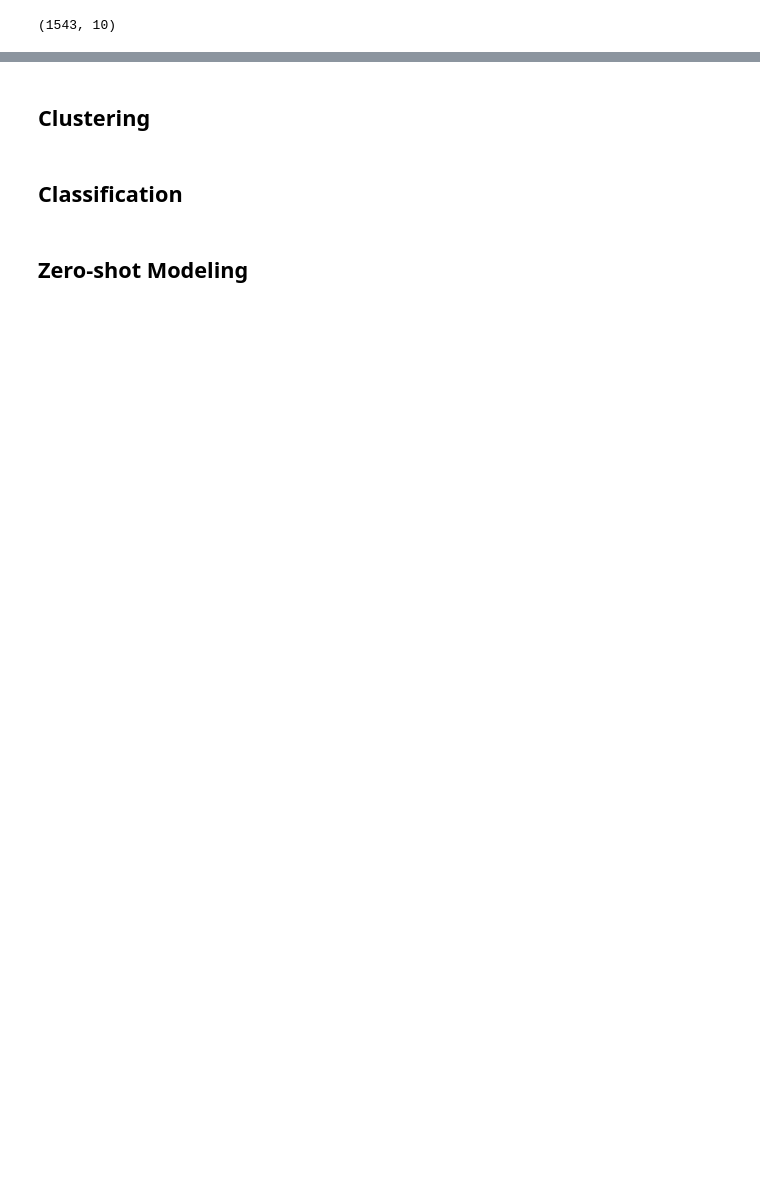
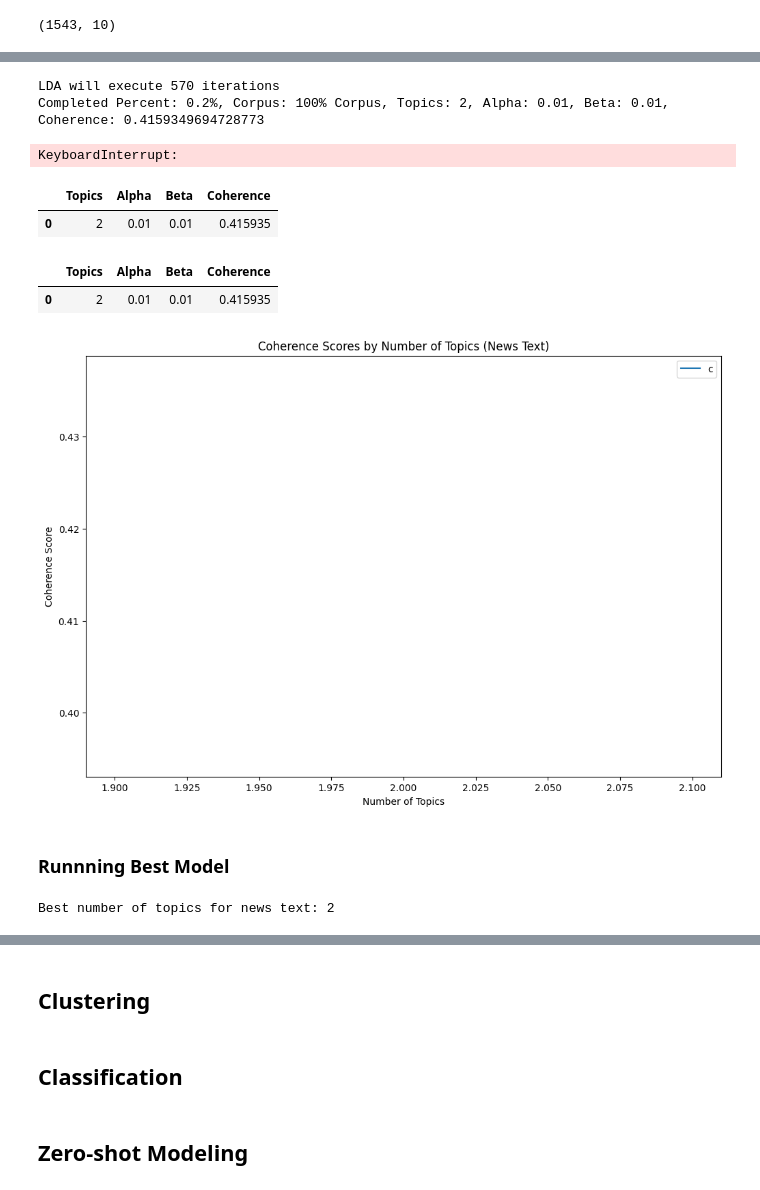
Before and after one commit to slvhuang/Final-Project-NLP, a Jupyter notebook: 3_topic_modelling.ipynb, the cells around one changed output, grey strips where cells are left out. Cells and saved outputs as stored; diff of their text form; code cells hidden in the pictures; blank space fills up the shorter version.

```diff
--- a/3_topic_modelling.ipynb
+++ b/3_topic_modelling.ipynb
@@ -107,0 +226,71 @@ df_news.shape
+# %%
+%%time
+
+itr = 0
+print(f'LDA will execute {itr_total} iterations')
+
+# iterate through validation corpuses
+for i in range(len(corpus_sets)):
+
+    # iterate through number of topics
+    for k in topics_range:
+
+        # iterate through alpha values
+        for a in alpha:
+
+            # iterare through beta values
+            for b in beta:
+
+                cv = compute_coherence_values(corpus=corpus_sets[i], dictionary=text_dict, texts=text_lemmatized, k=k, a=a, b=b)
+
+                # Save the model results
+                model_results['Topics'].append(k)
+                model_results['Alpha'].append(a)
+                model_results['Beta'].append(b)
+                model_results['Coherence'].append(cv)
+
+                itr += 1
+
+                pct_completed = round((itr / itr_total * 100), 1)
+                print(f'Completed Percent: {pct_completed}%, Corpus: {corpus_title[i]}, Topics: {k}, Alpha: {a}, Beta: {b}, Coherence: {cv}')
+# %% [output]
+LDA will execute 570 iterations
+Completed Percent: 0.2%, Corpus: 100% Corpus, Topics: 2, Alpha: 0.01, Beta: 0.01, Coherence: 0.4159349694728773
+KeyboardInterrupt:
+# %%
+text_lda_tuning = pd.DataFrame(model_results)
+path_result = 'gs://nlp-final-project-data/result/'
+text_lda_tuning.to_csv(path_result + 'text_lda_tuning_results.csv', index=False)
+# %%
+# Best LDA parameters
+text_lda_tuning.sort_values(by=['Coherence'], ascending=False).head(10)
+# %% [output]
+|  | Topics | Alpha | Beta | Coherence |
+| 0 | 2 | 0.01 | 0.01 | 0.415935 |
+# %%
+# Worst LDA parameters
+text_lda_tuning.sort_values(by=['Coherence']).head(10)
+# %% [output]
+|  | Topics | Alpha | Beta | Coherence |
+| 0 | 2 | 0.01 | 0.01 | 0.415935 |
+# %%
+# plot the coherence scores
+plt.figure(figsize=(12, 8))
+plt.plot(text_lda_tuning['Topics'], text_lda_tuning['Coherence'])
+plt.xlabel('Number of Topics')
+plt.ylabel('Coherence Score')
+plt.title('Coherence Scores by Number of Topics (News Text)')
+plt.legend(('coherence_values'), loc='best')
+plt.show()
+# %% [output]
+[figure, added]
+# %% [markdown]
+### Runnning Best Model
+# %%
+text_lda_tuning_best = text_lda_tuning.sort_values(by=['Coherence'], ascending=False).head(1)
+
+text_tuned_topics = int(text_lda_tuning_best['Topics'].to_string(index=False))
+
+print(f'Best number of topics for news text: {text_tuned_topics}')
+# %% [output]
+Best number of topics for news text: 2
```
Also changed, not shown: parts of 14 cells of this notebook, 1 other file.
